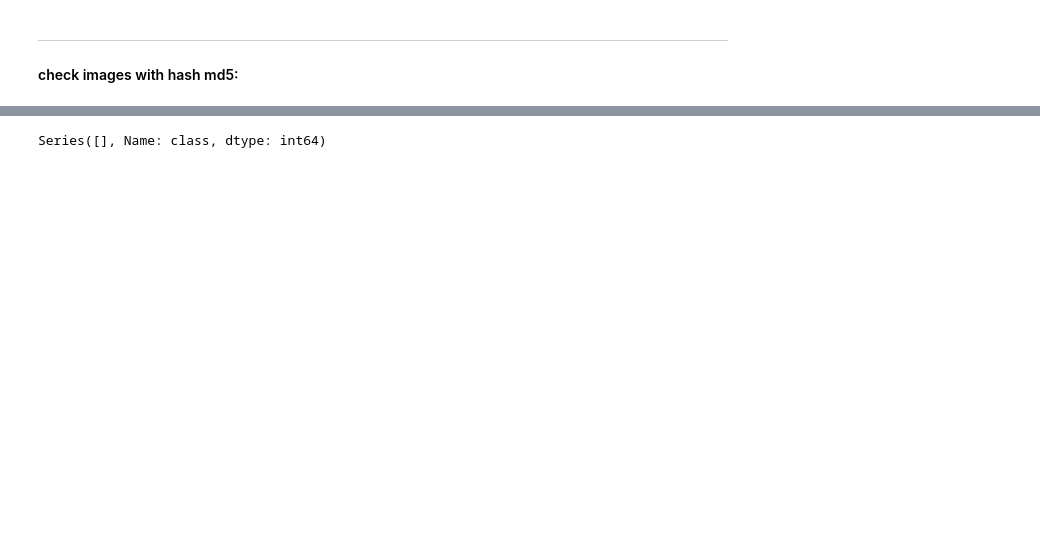
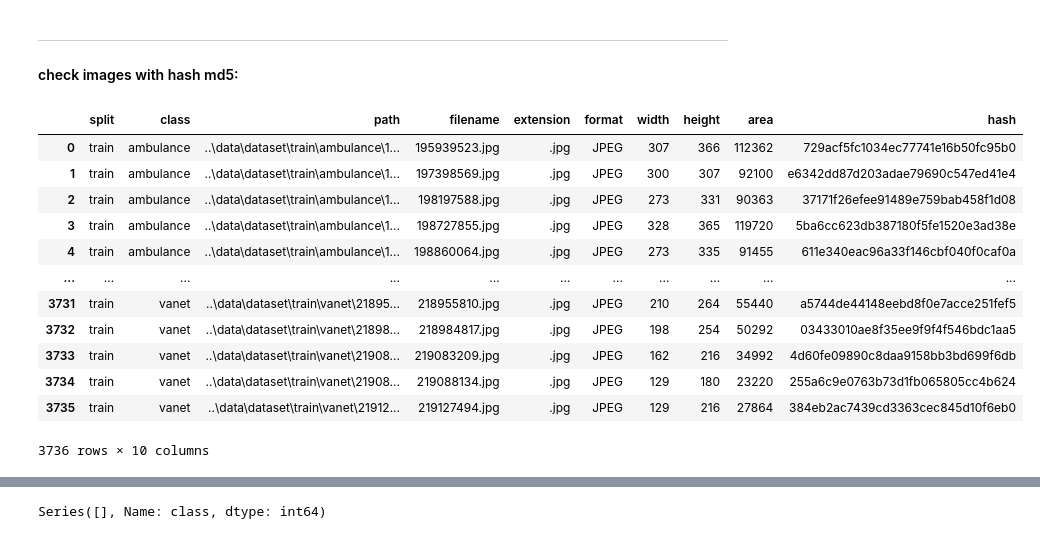
Before and after one commit to mohammad-azim-basiri/Traffic-Vehicle-Classification, a Jupyter notebook: src/01_eda.ipynb, the cells around one changed output, grey strips where cells are left out. Saved outputs shown, nothing was run; the diff lists cells and outputs as text; code cells hidden in the pictures; blank space fills up the shorter version.

```diff
--- a/src/01_eda.ipynb
+++ b/src/01_eda.ipynb
@@ -53,9 +36,3 @@ minibus
 savari
 taxi
 vanet
-# %%
-test_path= DATASET_ROOT / "test"
-items_in_test = list(test_path.iterdir())
-
-for item in items_in_test:
-    print(item.name)
@@ -71,6 +38,0 @@ vanet
-# %%
-unclean_path= DATASET_ROOT / "unclean"
-items_in_unclean = list(unclean_path.iterdir())
-
-for item in items_in_unclean:
-    print(item.name)
@@ -86,17 +39,14 @@ vanet
 # %%
-splits = ["train", "test", "unclean"]
+split_path = DATASET_ROOT / "train"
 
-for split in splits:
-    split_path = DATASET_ROOT / split
+print(f"\n{split_path}:")
 
-    print(f"\n{split}:")
+for class_path in sorted(split_path.iterdir()):
+    if class_path.is_dir():
+        file_count = len([
+            item for item in class_path.iterdir()
+            if item.is_file()
+        ])
 
-    for class_path in sorted(split_path.iterdir()):
-        if class_path.is_dir():
-            file_count = len([
-                item for item in class_path.iterdir()
-                if item.is_file()
-            ])
-
-            print(f"  {class_path.name}: {file_count}")
+        print(f"  {class_path.name}: {file_count}")
 # %% [output]
@@ -252,6 +187,22 @@ def file_hash(path):
     return h.hexdigest()
 
 metadata_df["hash"] = metadata_df["path"].apply(file_hash)
+# %%
+metadata_df
+# %% [output]
+|  | split | class | path | filename | extension | format | width | height | area | hash |
+| 0 | train | ambulance | ..\data\dataset\train\ambulance\1... | 195939523.jpg | .jpg | JPEG | 307 | 366 | 112362 | 729acf5fc1034ec77741e16b50fc95b0 |
+| 1 | train | ambulance | ..\data\dataset\train\ambulance\1... | 197398569.jpg | .jpg | JPEG | 300 | 307 | 92100 | e6342dd87d203adae79690c547ed41e4 |
+| 2 | train | ambulance | ..\data\dataset\train\ambulance\1... | 198197588.jpg | .jpg | JPEG | 273 | 331 | 90363 | 37171f26efee91489e759bab458f1d08 |
+| 3 | train | ambulance | ..\data\dataset\train\ambulance\1... | 198727855.jpg | .jpg | JPEG | 328 | 365 | 119720 | 5ba6cc623db387180f5fe1520e3ad38e |
+| 4 | train | ambulance | ..\data\dataset\train\ambulance\1... | 198860064.jpg | .jpg | JPEG | 273 | 335 | 91455 | 611e340eac96a33f146cbf040f0caf0a |
+| ... | ... | ... | ... | ... | ... | ... | ... | ... | ... | ... |
+| 3731 | train | vanet | ..\data\dataset\train\vanet\21895... | 218955810.jpg | .jpg | JPEG | 210 | 264 | 55440 | a5744de44148eebd8f0e7acce251fef5 |
+| 3732 | train | vanet | ..\data\dataset\train\vanet\21898... | 218984817.jpg | .jpg | JPEG | 198 | 254 | 50292 | 03433010ae8f35ee9f9f4f546bdc1aa5 |
+| 3733 | train | vanet | ..\data\dataset\train\vanet\21908... | 219083209.jpg | .jpg | JPEG | 162 | 216 | 34992 | 4d60fe09890c8daa9158bb3bd699f6db |
+| 3734 | train | vanet | ..\data\dataset\train\vanet\21908... | 219088134.jpg | .jpg | JPEG | 129 | 180 | 23220 | 255a6c9e0763b73d1fb065805cc4b624 |
+| 3735 | train | vanet | ..\data\dataset\train\vanet\21912... | 219127494.jpg | .jpg | JPEG | 129 | 216 | 27864 | 384eb2ac7439cd3363cec845d10f6eb0 |
+3736 rows × 10 columns
 # %%
 duplicates = metadata_df[metadata_df["hash"].duplicated(keep=False)].sort_values("hash")
 duplicates[["split", "class", "filename", "hash"]]
```
Also changed, not shown: parts of 20 cells of this notebook.
